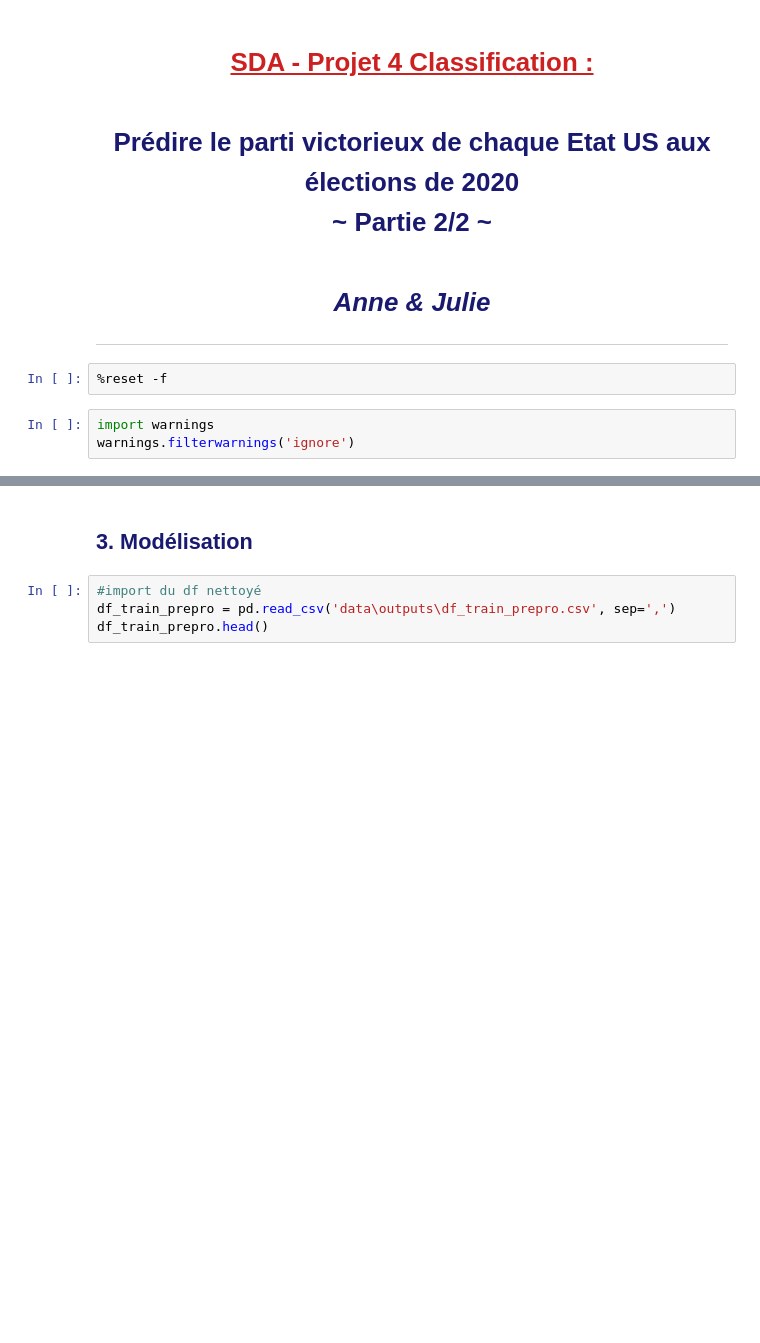
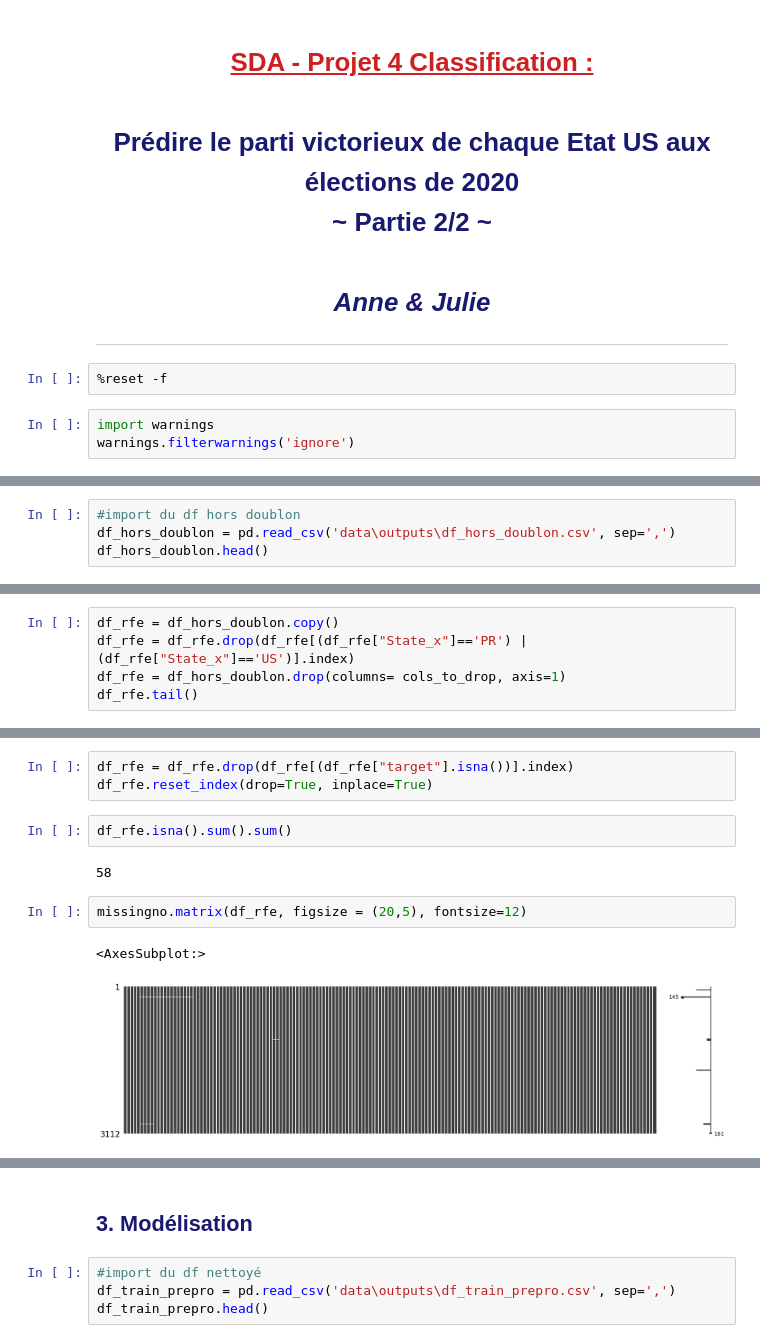
Before and after one commit to julieVVN/Classification, a Jupyter notebook: notebooks/projet4_classif_modelisation.ipynb, the cells around one changed output, grey strips where cells are left out. Drawn from its saved outputs; the diff is of its cells as text; blank space fills up the shorter version.

```diff
--- a/notebooks/projet4_classif_modelisation.ipynb
+++ b/notebooks/projet4_classif_modelisation.ipynb
@@ -43,0 +107,4 @@ from sklearn.metrics import classification_report
+# %%
+#import du df hors doublon
+df_hors_doublon = pd.read_csv('data\outputs\df_hors_doublon.csv', sep=',')
+df_hors_doublon.head()
@@ -43,0 +119,5 @@ from sklearn.metrics import classification_report
+# %%
+df_rfe = df_hors_doublon.copy()
+df_rfe = df_rfe.drop(df_rfe[(df_rfe["State_x"]=='PR') | (df_rfe["State_x"]=='US')].index)
+df_rfe = df_hors_doublon.drop(columns= cols_to_drop, axis=1)
+df_rfe.tail()
@@ -43,0 +132,12 @@ from sklearn.metrics import classification_report
+# %%
+df_rfe = df_rfe.drop(df_rfe[(df_rfe["target"].isna())].index)
+df_rfe.reset_index(drop=True, inplace=True)
+# %%
+df_rfe.isna().sum().sum()
+# %% [output]
+58
+# %%
+missingno.matrix(df_rfe, figsize = (20,5), fontsize=12)
+# %% [output]
+<AxesSubplot:>
+[figure, added]
```
Also changed, not shown: parts of 53 cells of this notebook.
